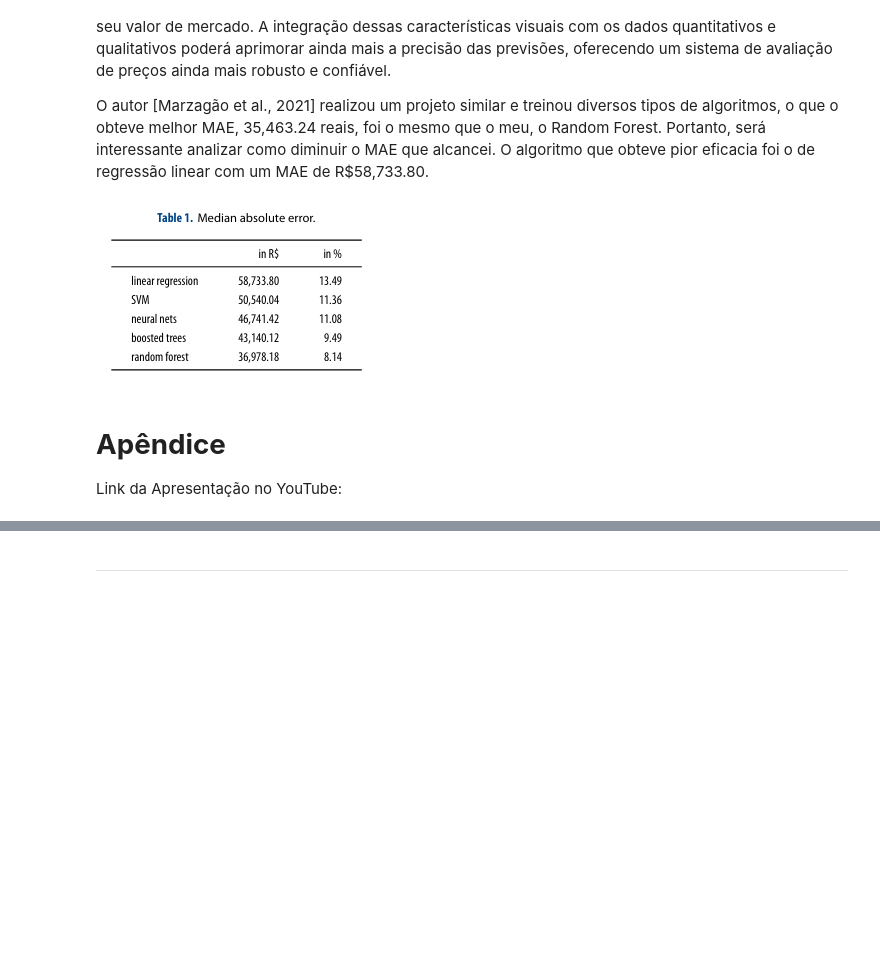
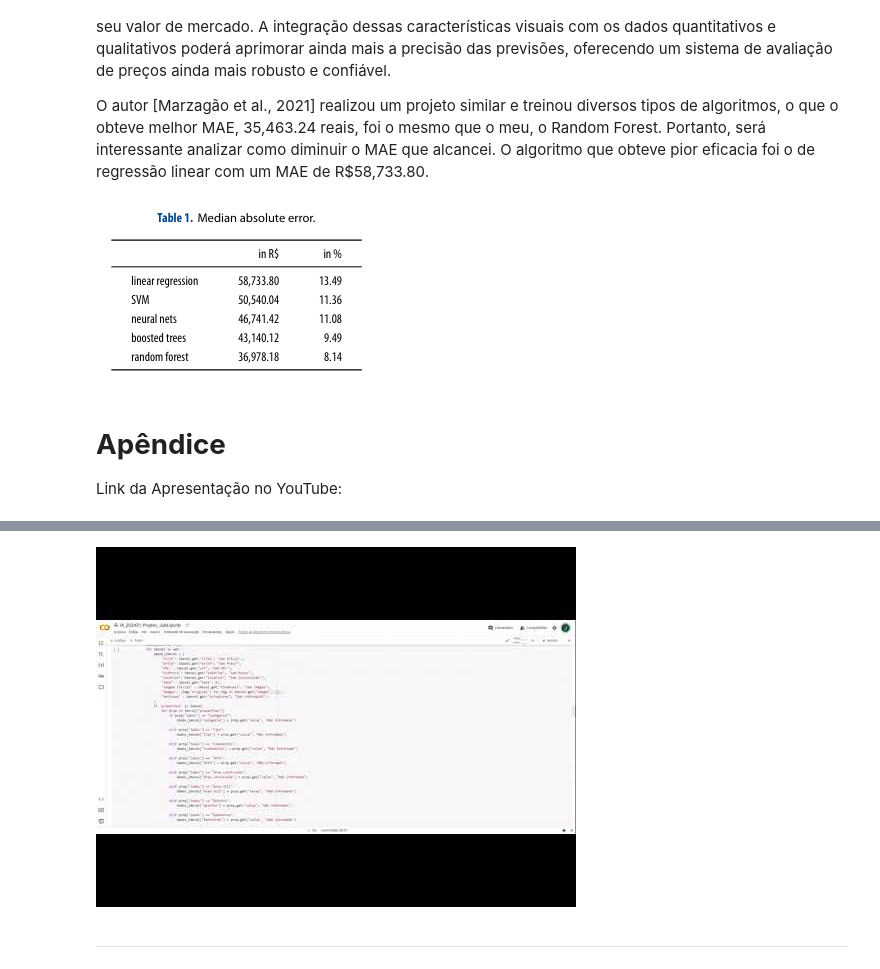
Before and after one commit to juliaronquetti/IA_property_price_predictive_model, a Jupyter notebook: IA_2024S1_Projeto_Júlia.ipynb, the cells around one changed output, grey strips where cells are left out. Saved outputs shown, nothing was run; the diff lists cells and outputs as text; code cells hidden in the pictures; blank space fills up the shorter version.

```diff
--- a/IA_2024S1_Projeto_Júlia.ipynb
+++ b/IA_2024S1_Projeto_Júlia.ipynb
@@ -421,6 +421,6 @@ O algoritmo que obteve pior eficacia foi o de regressão linear com um MAE de R$
 Link da Apresentação no YouTube:
 # %%
 from IPython.display import YouTubeVideo
-YouTubeVideo('https://youtu.be/hCQDEaEz62U')
+YouTubeVideo('hCQDEaEz62U')
 #https://youtu.be/hCQDEaEz62U
 # %% [output]
@@ -428,3 +427,4 @@ YouTubeVideo('https://youtu.be/hCQDEaEz62U')
+[figure, added]
 # %% [markdown]
 ---
 # %%
```
Also changed, not shown: parts of 1 cell of this notebook.
